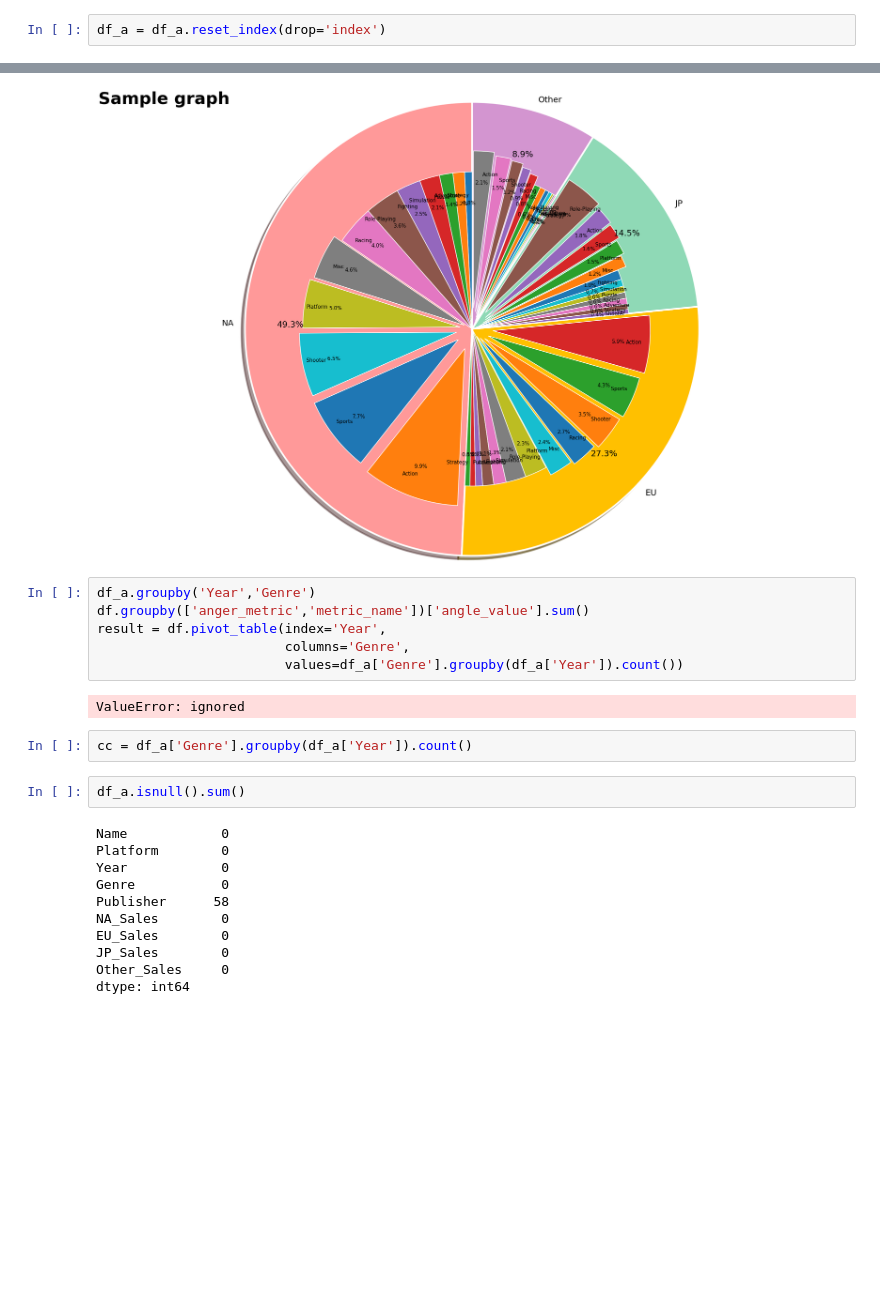
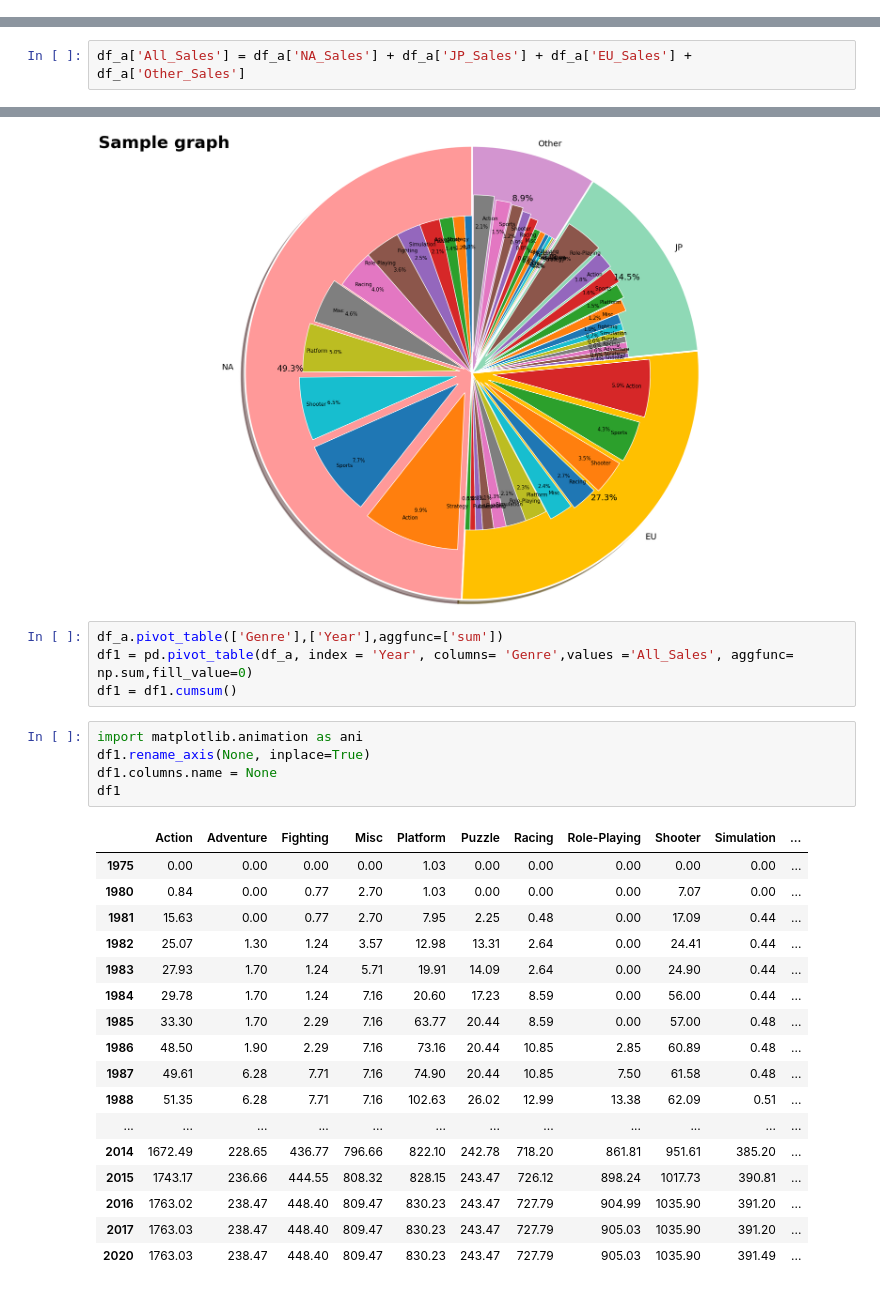
Before and after one commit to momotonton/DS_Project, a Jupyter notebook: Project_1.ipynb, the cells around one changed output, grey strips where cells are left out. Drawn from its saved outputs; the diff is of its cells as text; blank space fills up the shorter version.

```diff
--- a/Project_1.ipynb
+++ b/Project_1.ipynb
@@ -296,8 +284,6 @@ df_a = pd.concat([df_DS, df_Wii, df_PSP, df_PS3, df_PC, df_PS, df_GBA, df_PS4, d
        df_X360, df_GC, df_3DS, df_2600, df_SAT, df_GB, df_NES, df_DC, df_N64,
        df_XOne, df_SNES, df_WiiU, df_PSV, df_GEN, df_SCD, df_WS, df_NG, df_TG16,
        df_3DO, df_GG, df_PCFX])
-# %%
-df_a = df_a.reset_index(drop='index')
 # %%
 df_a['Year'] = df_a['Year'].apply(yearchange)
 # %%
@@ -325,3 +309,5 @@ df_a.sort_values(by='NA_Sales',ascending=False).head(60)
+# %%
+df_a['All_Sales'] = df_a['NA_Sales'] + df_a['JP_Sales'] + df_a['EU_Sales'] + df_a['Other_Sales']
 # %%
 import matplotlib.pyplot as plt
 import seaborn as sns
@@ -416,26 +379,30 @@ plt.title('Sample graph', fontdict=title_font, loc='left', pad=20)
 plt.show()
 # %% [output]
 [figure]
-# %%
-df_a.groupby('Year','Genre')
-df.groupby(['anger_metric','metric_name'])['angle_value'].sum()
-result = df.pivot_table(index='Year',
-                        columns='Genre',
-                        values=df_a['Genre'].groupby(df_a['Year']).count())
-# %% [output]
-ValueError: ignored
-# %%
-cc = df_a['Genre'].groupby(df_a['Year']).count()
-# %%
-df_a.isnull().sum()
-# %% [output]
-Name            0
-Platform        0
-Year            0
-Genre           0
-Publisher      58
-NA_Sales        0
-EU_Sales        0
-JP_Sales        0
-Other_Sales     0
-dtype: int64
+# %%
+df_a.pivot_table(['Genre'],['Year'],aggfunc=['sum'])
+df1 = pd.pivot_table(df_a, index = 'Year', columns= 'Genre',values ='All_Sales', aggfunc= np.sum,fill_value=0)
+df1 = df1.cumsum()
+# %%
+import matplotlib.animation as ani
+df1.rename_axis(None, inplace=True)
+df1.columns.name = None
+df1
+# %% [output]
+|  | Action | Adventure | Fighting | Misc | Platform | Puzzle | Racing | Role-Playing | Shooter | Simulation | ... |
+| 1975 | 0.00 | 0.00 | 0.00 | 0.00 | 1.03 | 0.00 | 0.00 | 0.00 | 0.00 | 0.00 | ... |
+| 1980 | 0.84 | 0.00 | 0.77 | 2.70 | 1.03 | 0.00 | 0.00 | 0.00 | 7.07 | 0.00 | ... |
+| 1981 | 15.63 | 0.00 | 0.77 | 2.70 | 7.95 | 2.25 | 0.48 | 0.00 | 17.09 | 0.44 | ... |
+| 1982 | 25.07 | 1.30 | 1.24 | 3.57 | 12.98 | 13.31 | 2.64 | 0.00 | 24.41 | 0.44 | ... |
+| 1983 | 27.93 | 1.70 | 1.24 | 5.71 | 19.91 | 14.09 | 2.64 | 0.00 | 24.90 | 0.44 | ... |
+| 1984 | 29.78 | 1.70 | 1.24 | 7.16 | 20.60 | 17.23 | 8.59 | 0.00 | 56.00 | 0.44 | ... |
+| 1985 | 33.30 | 1.70 | 2.29 | 7.16 | 63.77 | 20.44 | 8.59 | 0.00 | 57.00 | 0.48 | ... |
+| 1986 | 48.50 | 1.90 | 2.29 | 7.16 | 73.16 | 20.44 | 10.85 | 2.85 | 60.89 | 0.48 | ... |
+| 1987 | 49.61 | 6.28 | 7.71 | 7.16 | 74.90 | 20.44 | 10.85 | 7.50 | 61.58 | 0.48 | ... |
+| 1988 | 51.35 | 6.28 | 7.71 | 7.16 | 102.63 | 26.02 | 12.99 | 13.38 | 62.09 | 0.51 | ... |
+| ... | ... | ... | ... | ... | ... | ... | ... | ... | ... | ... | ... |
+| 2014 | 1672.49 | 228.65 | 436.77 | 796.66 | 822.10 | 242.78 | 718.20 | 861.81 | 951.61 | 385.20 | ... |
+| 2015 | 1743.17 | 236.66 | 444.55 | 808.32 | 828.15 | 243.47 | 726.12 | 898.24 | 1017.73 | 390.81 | ... |
+| 2016 | 1763.02 | 238.47 | 448.40 | 809.47 | 830.23 | 243.47 | 727.79 | 904.99 | 1035.90 | 391.20 | ... |
+| 2017 | 1763.03 | 238.47 | 448.40 | 809.47 | 830.23 | 243.47 | 727.79 | 905.03 | 1035.90 | 391.20 | ... |
+| 2020 | 1763.03 | 238.47 | 448.40 | 809.47 | 830.23 | 243.47 | 727.79 | 905.03 | 1035.90 | 391.49 | ... |
```
Also changed, not shown: parts of 16 cells of this notebook.
